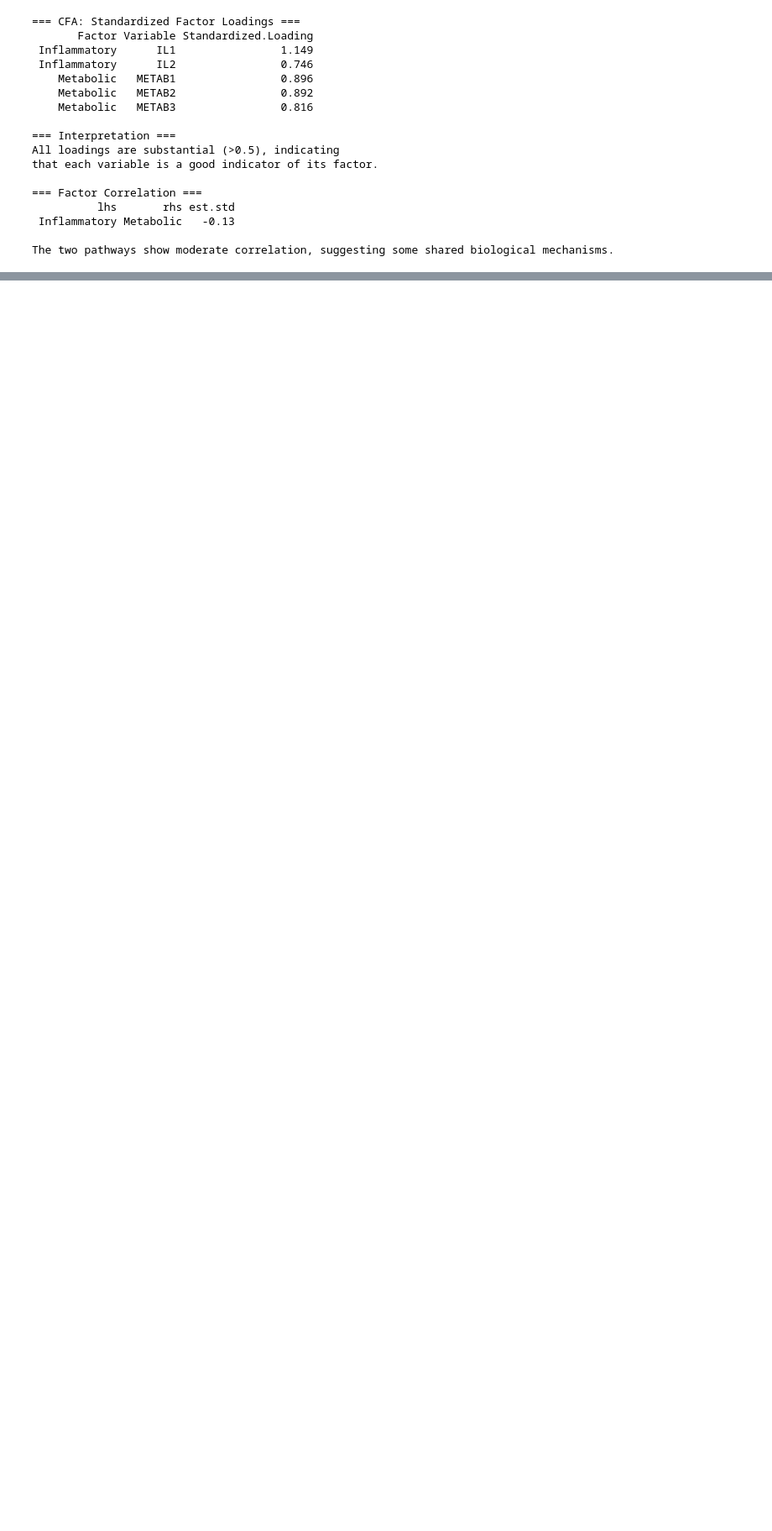
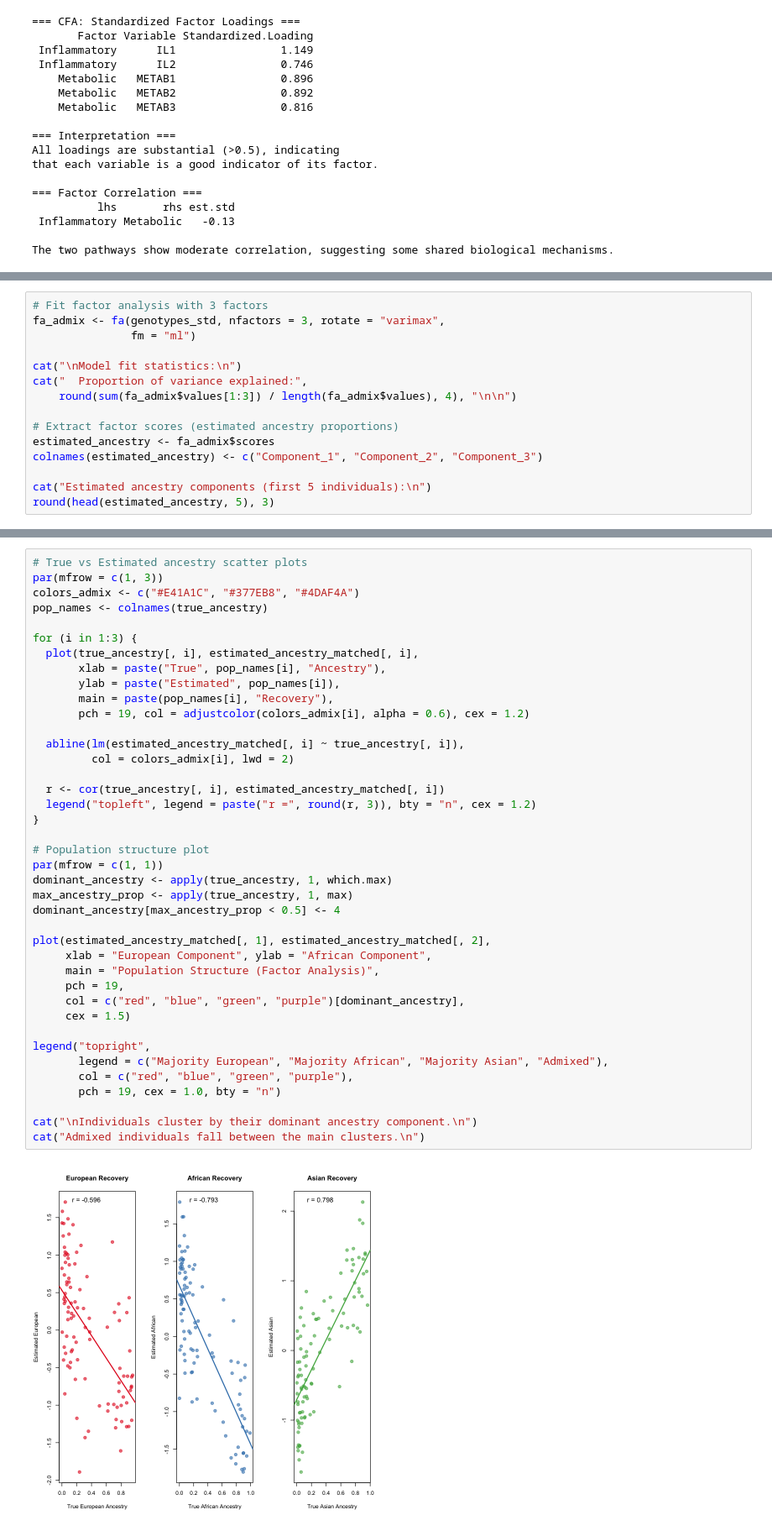
Before and after one commit to RuiDongDR/statgen-prerequisites, a Jupyter notebook: factor_analysis.ipynb, the cells around one changed output, grey strips where cells are left out. Shown at 84% size. Cells and saved outputs as stored; diff of their text form; blank space fills up the shorter version.

```diff
--- a/factor_analysis.ipynb
+++ b/factor_analysis.ipynb
@@ -505,0 +714,15 @@ The two pathways show moderate correlation, suggesting some shared biological me
+# %%
+# Fit factor analysis with 3 factors
+fa_admix <- fa(genotypes_std, nfactors = 3, rotate = "varimax",
+               fm = "ml")
+
+cat("\nModel fit statistics:\n")
+cat("  Proportion of variance explained:",
+    round(sum(fa_admix$values[1:3]) / length(fa_admix$values), 4), "\n\n")
+
+# Extract factor scores (estimated ancestry proportions)
+estimated_ancestry <- fa_admix$scores
+colnames(estimated_ancestry) <- c("Component_1", "Component_2", "Component_3")
+
+cat("Estimated ancestry components (first 5 individuals):\n")
+round(head(estimated_ancestry, 5), 3)
@@ -505,0 +788,42 @@ The two pathways show moderate correlation, suggesting some shared biological me
+# %%
+# True vs Estimated ancestry scatter plots
+par(mfrow = c(1, 3))
+colors_admix <- c("#E41A1C", "#377EB8", "#4DAF4A")
+pop_names <- colnames(true_ancestry)
+
+for (i in 1:3) {
+  plot(true_ancestry[, i], estimated_ancestry_matched[, i],
+       xlab = paste("True", pop_names[i], "Ancestry"),
+       ylab = paste("Estimated", pop_names[i]),
+       main = paste(pop_names[i], "Recovery"),
+       pch = 19, col = adjustcolor(colors_admix[i], alpha = 0.6), cex = 1.2)
+
+  abline(lm(estimated_ancestry_matched[, i] ~ true_ancestry[, i]),
+         col = colors_admix[i], lwd = 2)
+
+  r <- cor(true_ancestry[, i], estimated_ancestry_matched[, i])
+  legend("topleft", legend = paste("r =", round(r, 3)), bty = "n", cex = 1.2)
+}
+
+# Population structure plot
+par(mfrow = c(1, 1))
+dominant_ancestry <- apply(true_ancestry, 1, which.max)
+max_ancestry_prop <- apply(true_ancestry, 1, max)
+dominant_ancestry[max_ancestry_prop < 0.5] <- 4
+
+plot(estimated_ancestry_matched[, 1], estimated_ancestry_matched[, 2],
+     xlab = "European Component", ylab = "African Component",
+     main = "Population Structure (Factor Analysis)",
+     pch = 19,
+     col = c("red", "blue", "green", "purple")[dominant_ancestry],
+     cex = 1.5)
+
+legend("topright",
+       legend = c("Majority European", "Majority African", "Majority Asian", "Admixed"),
+       col = c("red", "blue", "green", "purple"),
+       pch = 19, cex = 1.0, bty = "n")
+
+cat("\nIndividuals cluster by their dominant ancestry component.\n")
+cat("Admixed individuals fall between the main clusters.\n")
+# %% [output]
+[figure, added]
```
Also changed, not shown: parts of 27 cells of this notebook, 1 other file.
